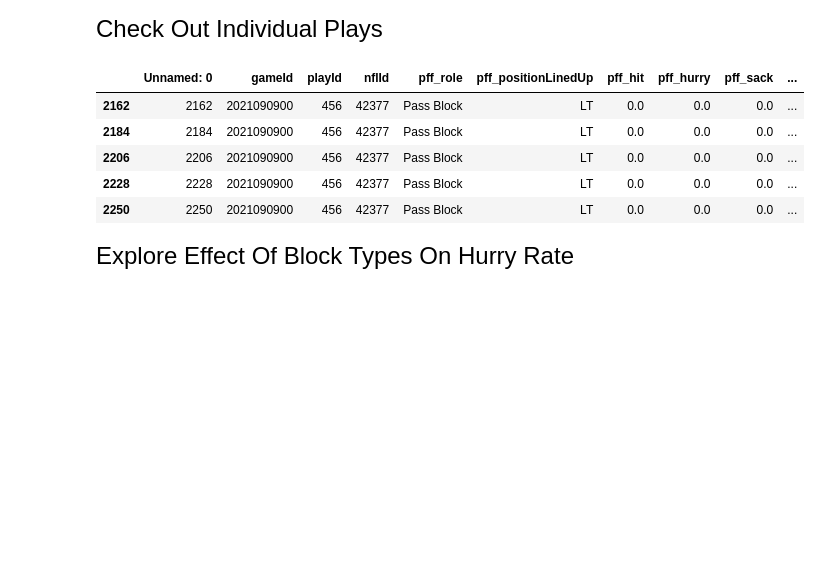
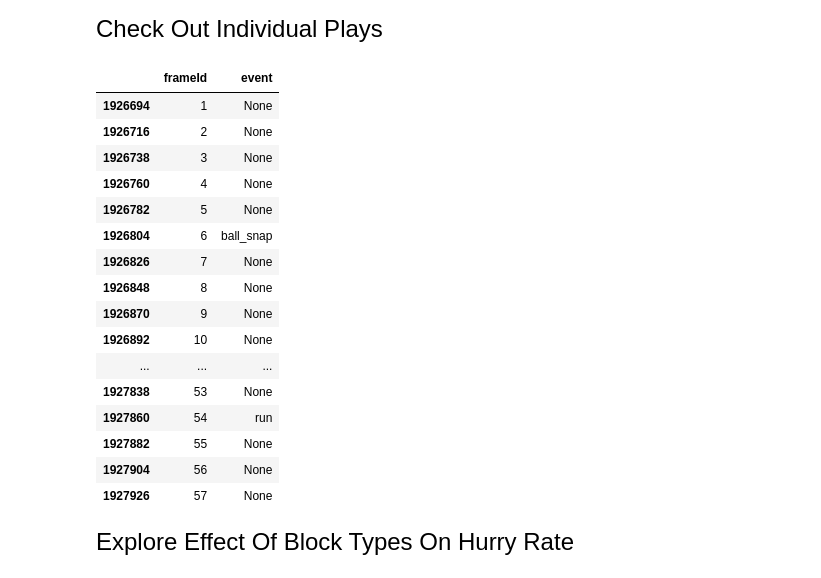
Before and after one commit to peterlmajors/FSAS_BigDataBowl_2023, a Jupyter notebook: Exploratory_Analysis.ipynb, the cells around one changed output. Cells and saved outputs as stored; diff of their text form; code cells hidden in the pictures; blank space fills up the shorter version.

```diff
--- a/Exploratory_Analysis.ipynb
+++ b/Exploratory_Analysis.ipynb
@@ -251,33 +252,42 @@ pbp = pd.read_csv("C:/Users/Peter/Python Scripts/Case Competitions/NFL Big Data
 <font size="5">Check Out Individual Plays</font>
 # %%
 #Choose A Game and Play
-gameId = 2021090900
-playId = 456
+gameId = 2021100305
+playId = 317
 
-#Run Animate Plays Function
-animate_play(week1, plays, players, pffScout, gameId, playId)
+#Run Animate Plays Function (Must Input Correct Week)
+animate_play(week4, plays, players, pffScout, gameId, playId)
 # %%
 #Print Out All Frames From A Player and Play
-ptrack.loc[(ptrack['gameId'] == gameId) & (ptrack['nflId'] == 42377) & (ptrack['playId'] == playId)].sort_values(by = 'frameId', ascending = True).head(100)
+player_in_play = ptrack.loc[(ptrack['gameId'] == gameId) & (ptrack['playId'] == playId)]['nflId'].reset_index().loc[0, 'nflId']
+ptrack.loc[(ptrack['gameId'] == gameId) & (ptrack['nflId'] == player_in_play) & (ptrack['playId'] == playId)].sort_values(by = 'frameId', ascending = True)[['frameId', 'event']]
 
 #Print Out All Frames From Selected Game
-#ptrack_sample = ptrack.loc[(ptrack['gameId'] == gameId)]
+#ptrack.loc[(ptrack['gameId'] == gameId) & (ptrack['playId'] == playId) & (ptrack['nflId'] == 53440)]
 
 #Print Out All Plays From Selected Game
 #ptrack.loc[(ptrack.gameId == gameId) & (ptrack.playDirection == 'right')]['playId'].sort_values().unique()
 
 #Print Out All pbp Data From Selected Play
 #pbp[(pbp['gameId'] == gameId) & (pbp['playId'] == playId)]
-
-#Print Out All pffScout Data From Selected Play
-#pffScout.loc[(pffScout['gameId'] == gameId) & (pffScout['playId'] == playId)]
 # %% [output]
-|  | Unnamed: 0 | gameId | playId | nflId | pff_role | pff_positionLinedUp | pff_hit | pff_hurry | pff_sack | ... |
-| 2162 | 2162 | 2021090900 | 456 | 42377 | Pass Block | LT | 0.0 | 0.0 | 0.0 | ... |
-| 2184 | 2184 | 2021090900 | 456 | 42377 | Pass Block | LT | 0.0 | 0.0 | 0.0 | ... |
-| 2206 | 2206 | 2021090900 | 456 | 42377 | Pass Block | LT | 0.0 | 0.0 | 0.0 | ... |
-| 2228 | 2228 | 2021090900 | 456 | 42377 | Pass Block | LT | 0.0 | 0.0 | 0.0 | ... |
-| 2250 | 2250 | 2021090900 | 456 | 42377 | Pass Block | LT | 0.0 | 0.0 | 0.0 | ... |
+|  | frameId | event |
+| 1926694 | 1 | None |
+| 1926716 | 2 | None |
+| 1926738 | 3 | None |
+| 1926760 | 4 | None |
+| 1926782 | 5 | None |
+| 1926804 | 6 | ball_snap |
+| 1926826 | 7 | None |
+| 1926848 | 8 | None |
+| 1926870 | 9 | None |
+| 1926892 | 10 | None |
+| ... | ... | ... |
+| 1927838 | 53 | None |
+| 1927860 | 54 | run |
+| 1927882 | 55 | None |
+| 1927904 | 56 | None |
+| 1927926 | 57 | None |
 # %% [markdown]
 <font size="5">Explore Effect Of Block Types On Hurry Rate</font>
 # %%
```
Also changed, not shown: parts of 13 cells of this notebook, 1 other file.
